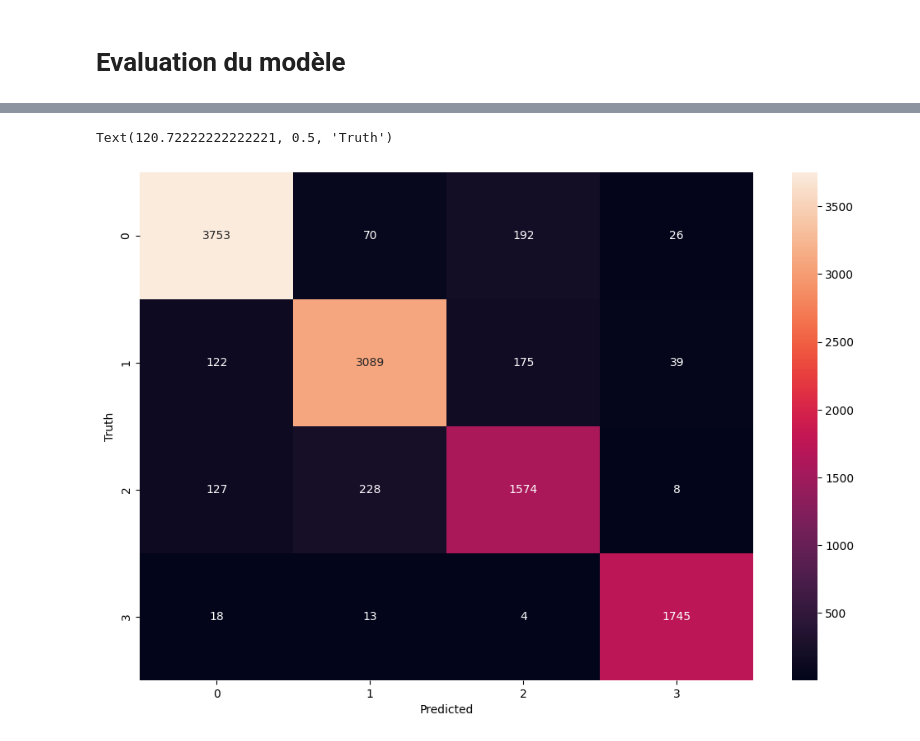
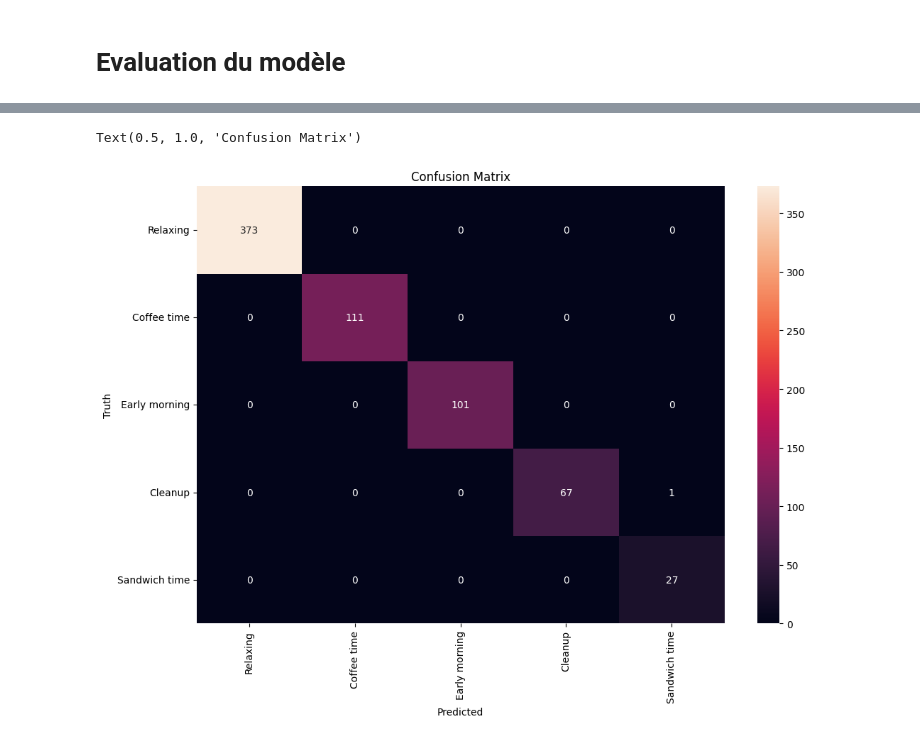
Before and after one commit to IliesChibane/Exploring-the-OPPORTUNITY-Dataset-for-Activity-Recognition, a Jupyter notebook: LSTM_Classification.ipynb, the cells around one changed output, grey strips where cells are left out. Drawn from its saved outputs; the diff is of its cells as text; code cells hidden in the pictures.

```diff
--- a/LSTM_Classification.ipynb
+++ b/LSTM_Classification.ipynb
@@ -186,7 +186,7 @@ def pipeline(method,tresh,nbn_l, nbn_d, lr, bs, dp):
   labels = df[df.columns[-7:]]
   dataset = pd.concat([dataset, labels], axis=1)
 
-  X, y = data_segmentation(dataCollection=df, window_size=25, label='Locomotion')
+  X, y = data_segmentation(dataCollection=df, window_size=25, label='HL_Activity')
 
   y = to_categorical(y)
 
@@ -194,8 +194,8 @@ def pipeline(method,tresh,nbn_l, nbn_d, lr, bs, dp):
   X_train, X_test, y_train, y_test = train_test_split(X, y, shuffle=True, test_size=0.33)
   X_test, X_val, y_test, y_val = train_test_split(X_test, y_test, shuffle=True, test_size=0.5)
 
-  history, model = lstm_model(X_train, y_train, X_val, y_val, nbn_l, nbn_d, lr, bs, dp)
-  acc = history.history['val_accuracy']
+  history, model = lstm_model(X_train, y_train, X_val, y_val, nbn_l, nbn_d, lr, bs, dp, 0)
+  acc = history.history['val_accuracy'][-1]
 
   return acc
 # %% [markdown]
@@ -206,6 +206,7 @@ pbounds = {
     'tresh': (0.1, 0.99),
     'nbn_l': (256, 1024),
     'nbn_d': (256, 1024),
+    'lr': (1e-6, 1e-2),
     'bs': (32, 512),
     'dp': (0.1, 0.5)
     }
@@ -214,7 +215,7 @@ pbounds = {
 optimizer = BayesianOptimization(
     f=pipeline,
     pbounds=pbounds,
-    verbose=0,
+    verbose=2,
     random_state=1,
 )
 
@@ -254,7 +273,7 @@ dataset
 # %% [markdown]
 ## Segmentation du dataset
 # %%
-X, y = data_segmentation(dataCollection=dataset, window_size=25, label='Locomotion')
+X, y = data_segmentation(dataCollection=dataset, window_size=25, label='HL_Activity')
 
 X.shape, y.shape
 # %% [output]
@@ -288,10 +307,10 @@ Shape of the test set:  (5591, 4)
 # %% [markdown]
 # Entrainement du dataset avec les hyperparamètres optimaux
 # %%
-nbn_l = optimizer['params']['nbn_l']
-nbn_d = optimizer['params']['nbn_d']
-lr = optimizer['params']['lr']
-dp = optimizer['params']['dp']
-bs = optimizer['params']['bs']
+nbn_l = 256#optimizer['params']['nbn_l']
+nbn_d = 512#optimizer['params']['nbn_d']
+lr = 0.001#optimizer['params']['lr']
+dp = 0.3#optimizer['params']['dp']
+bs = 32#optimizer['params']['bs']
 
-history, model = lstm_model(X_train, y_train, X_val, y_val, nbn_l, nbn_d, lr, bs, dp)
+history, model = lstm_model(X_train, y_train, X_val, y_val, nbn_l, nbn_d, lr, bs, dp, 2)
@@ -317,19 +354,16 @@ plt.legend()
 # %%
-def get_labels(y):
-    return ['Lie' if label == 0 else 'Stand' if label == 1 else 'Walk' if label == 2 else 'Sit' for label in y]
-
 y_pred = model.predict(X_test)
 
 y_pred = np.argmax(y_pred, axis=1)
 y_test = np.argmax(y_test, axis=1)
 
-y_pred = get_labels(y_pred)
-y_test = get_labels(y_test)
-
 cm = confusion_matrix(y_test, y_pred)
 
 plt.figure(figsize=(12, 8))
 sns.heatmap(cm, annot=True, fmt='d')
+plt.xticks(np.arange(5)+0.5, ['Relaxing', 'Coffee time', 'Early morning', 'Cleanup', 'Sandwich time'], rotation=90)
+plt.yticks(np.arange(5)+0.5, ['Relaxing', 'Coffee time', 'Early morning', 'Cleanup', 'Sandwich time'], rotation=0)
 plt.xlabel('Predicted')
 plt.ylabel('Truth')
+plt.title("Confusion Matrix")
 # %% [output]
@@ -337,5 +371,5 @@ plt.ylabel('Truth')
-Text(120.72222222222221, 0.5, 'Truth')
+Text(0.5, 1.0, 'Confusion Matrix')
-[figure, old version]
+[figure, new version]
 # %%
 classification_report(y_test, y_pred).split("\n")
 # %% [output]
```
Also changed, not shown: parts of 11 cells of this notebook.
